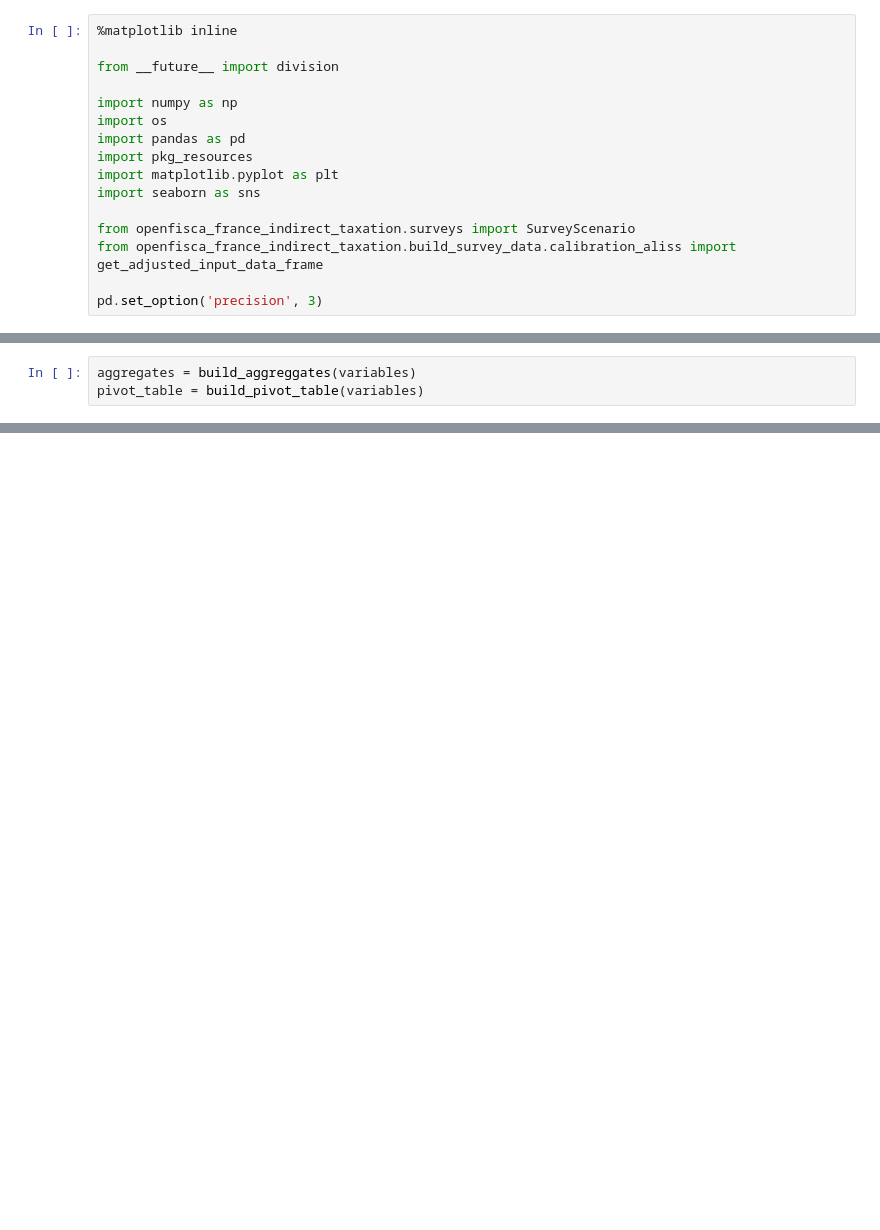
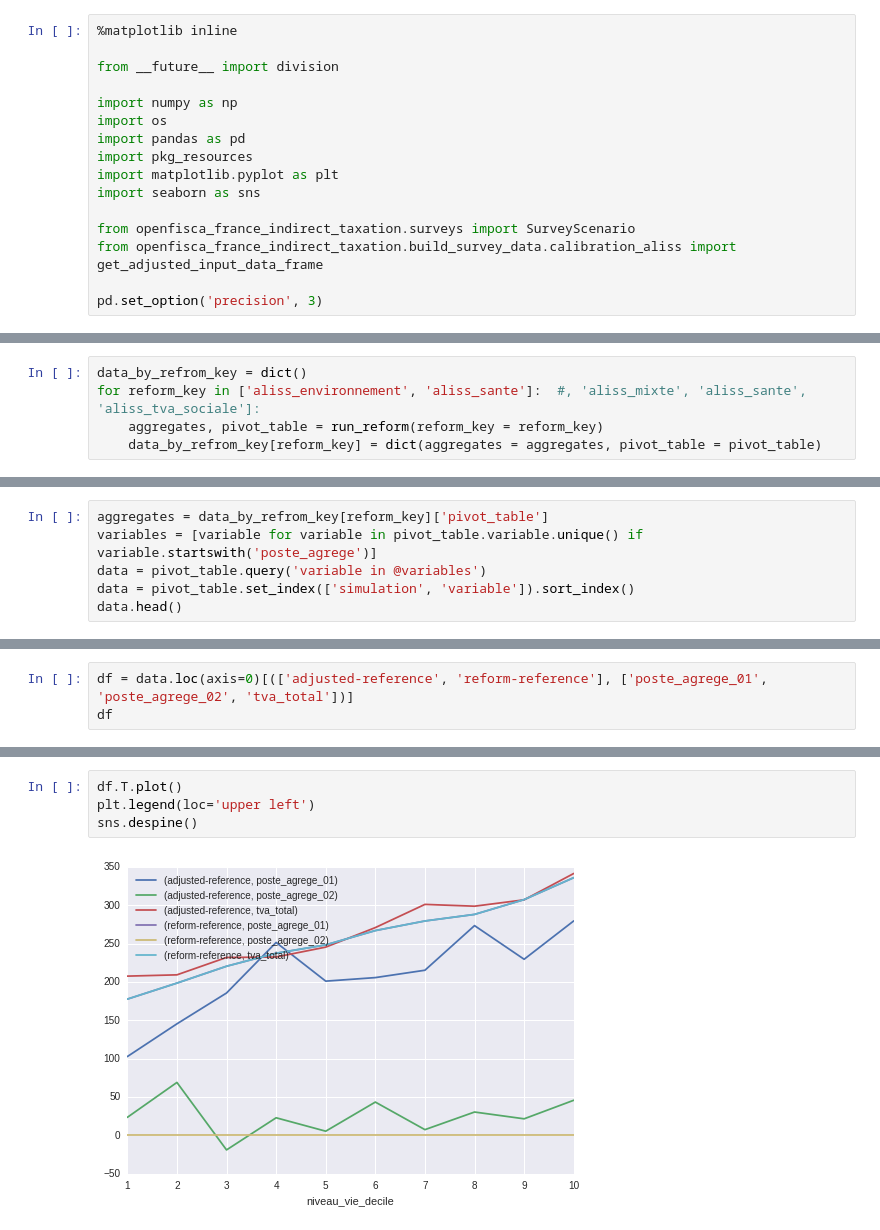
Before and after one commit to openfisca/openfisca-france-indirect-taxation, a Jupyter notebook: openfisca_france_indirect_taxation/examples/notebooks/alimentation.ipynb, the cells around one changed output, grey strips where cells are left out. Saved outputs shown, nothing was run; the diff lists cells and outputs as text; blank space fills up the shorter version.

```diff
--- a/openfisca_france_indirect_taxation/examples/notebooks/alimentation.ipynb
+++ b/openfisca_france_indirect_taxation/examples/notebooks/alimentation.ipynb
@@ -112,3 +114,0 @@ def build_aggreggates(variables, by = 'niveau_vie_decile'):
-# %%
-aggregates = build_aggreggates(variables)
-pivot_table = build_pivot_table(variables)
@@ -120,0 +115,5 @@ assert aggregates.loc['poste_agrege_02', 'reform'] - aggregates.loc['poste_agreg
+# %%
+data_by_refrom_key = dict()
+for reform_key in ['aliss_environnement', 'aliss_sante']:  #, 'aliss_mixte', 'aliss_sante', 'aliss_tva_sociale']:
+    aggregates, pivot_table = run_reform(reform_key = reform_key)
+    data_by_refrom_key[reform_key] = dict(aggregates = aggregates, pivot_table = pivot_table)
@@ -182,0 +182,6 @@ sns.plot.show()
+# %%
+aggregates = data_by_refrom_key[reform_key]['pivot_table']
+variables = [variable for variable in pivot_table.variable.unique() if variable.startswith('poste_agrege')]
+data = pivot_table.query('variable in @variables')
+data = pivot_table.set_index(['simulation', 'variable']).sort_index()
+data.head()
@@ -182,0 +196,3 @@ sns.plot.show()
+# %%
+df = data.loc(axis=0)[(['adjusted-reference', 'reform-reference'], ['poste_agrege_01', 'poste_agrege_02', 'tva_total'])]
+df
@@ -182,0 +208,6 @@ sns.plot.show()
+# %%
+df.T.plot()
+plt.legend(loc='upper left')
+sns.despine()
+# %% [output]
+[figure, added]
```
Also changed, not shown: parts of 22 cells of this notebook.
